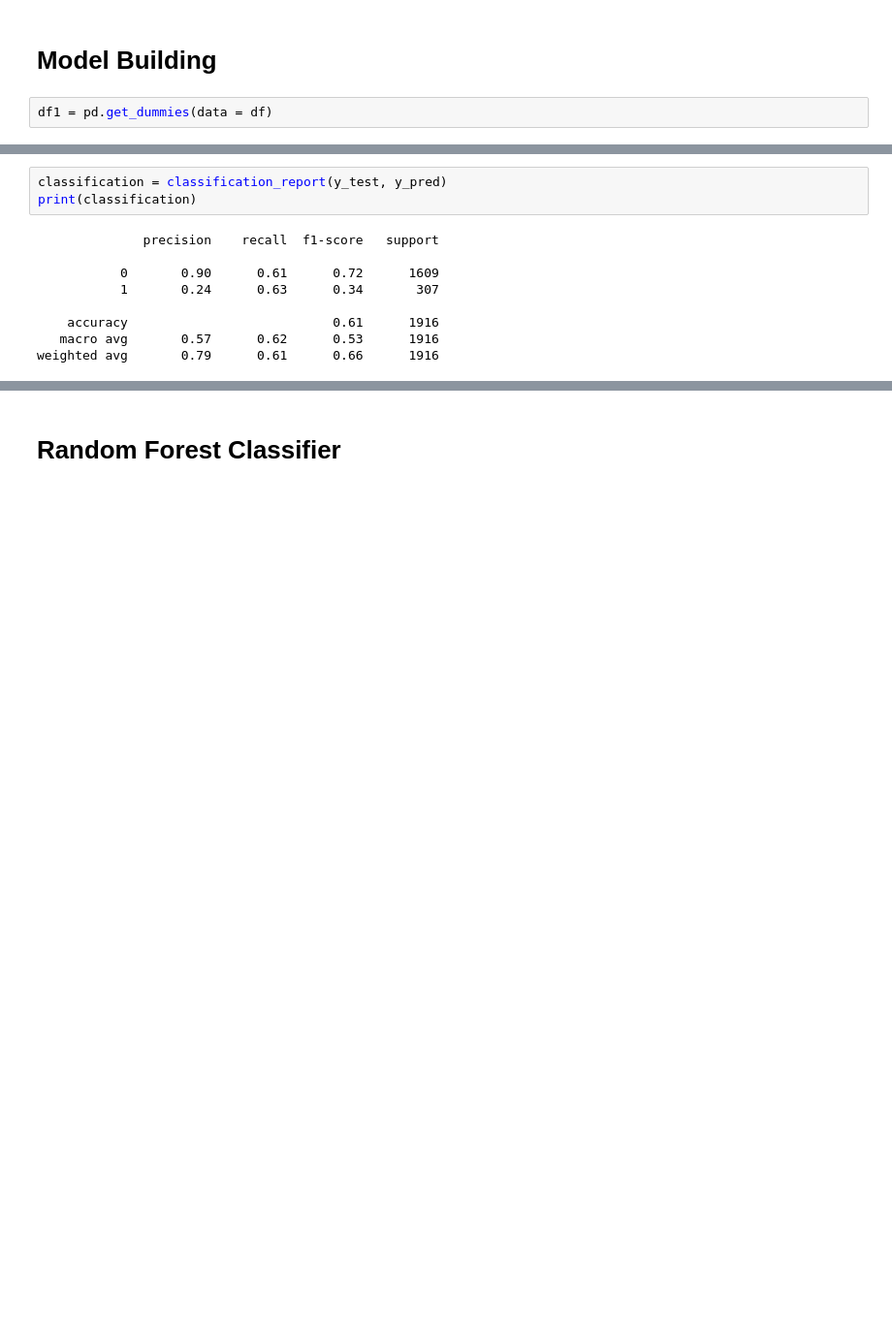
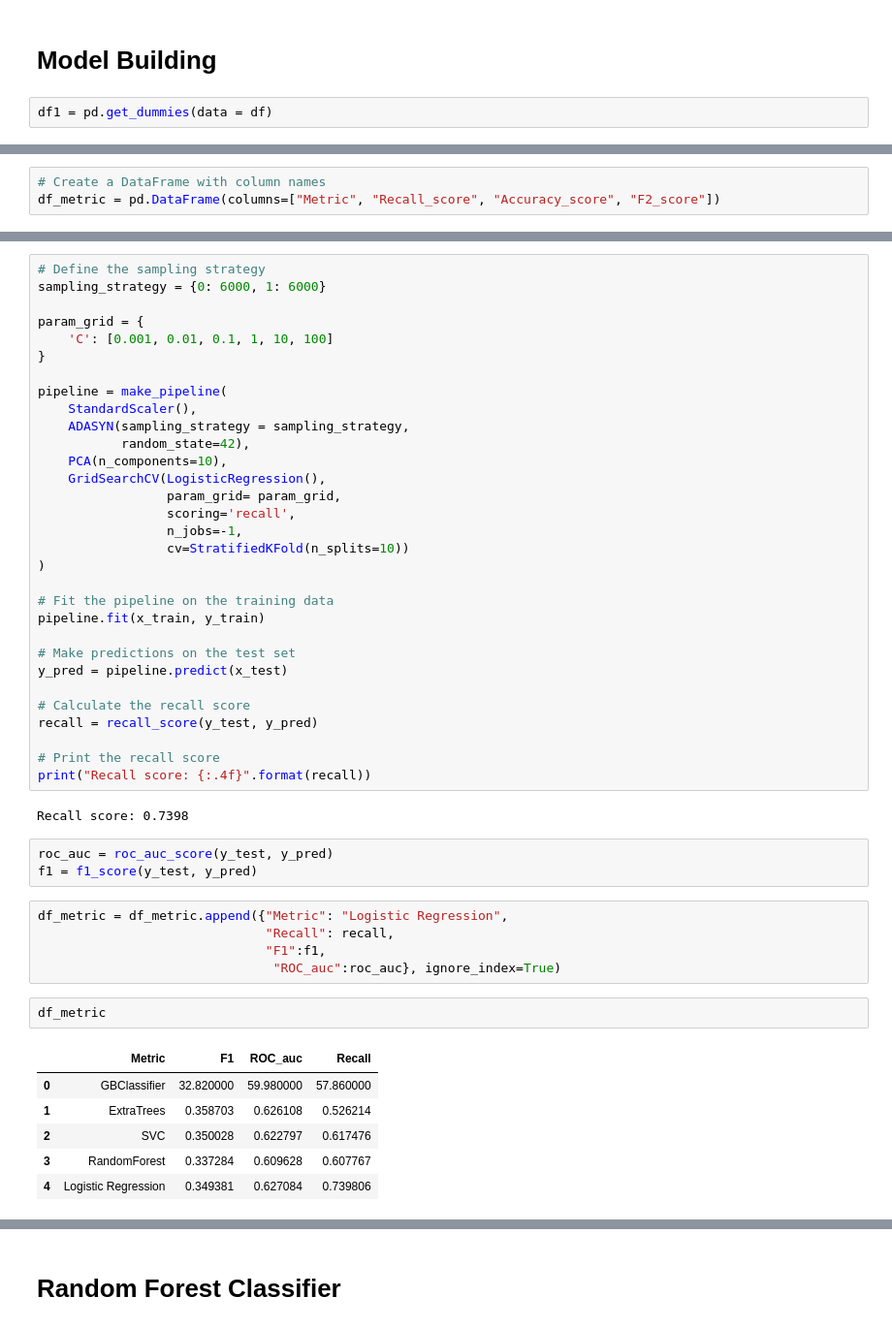
Before and after one commit to jswnthh/Toolfe_projects_ML, a Jupyter notebook: toolfe_load_model.ipynb, the cells around one changed output, grey strips where cells are left out. Shown: that part at 97% size. Saved outputs shown, nothing was run; the diff lists cells and outputs as text; blank space fills up the shorter version.

```diff
--- a/toolfe_load_model.ipynb
+++ b/toolfe_load_model.ipynb
@@ -185,0 +242,3 @@ ROC AUC: 0.6697303239311446
+# %%
+# Create a DataFrame with column names
+df_metric = pd.DataFrame(columns=["Metric", "Recall_score", "Accuracy_score", "F2_score"])
@@ -214,12 +277,50 @@ Recall score: 0.6384
+# %%
+# Define the sampling strategy
+sampling_strategy = {0: 6000, 1: 6000}
+
+param_grid = {
+    'C': [0.001, 0.01, 0.1, 1, 10, 100]
+}
+
+pipeline = make_pipeline(
+    StandardScaler(),
+    ADASYN(sampling_strategy = sampling_strategy,
+           random_state=42),
+    PCA(n_components=10),
+    GridSearchCV(LogisticRegression(),
+                 param_grid= param_grid,
+                 scoring='recall',
+                 n_jobs=-1,
+                 cv=StratifiedKFold(n_splits=10))
+)
+
+# Fit the pipeline on the training data
+pipeline.fit(x_train, y_train)
+
+# Make predictions on the test set
+y_pred = pipeline.predict(x_test)
+
+# Calculate the recall score
+recall = recall_score(y_test, y_pred)
+
+# Print the recall score
+print("Recall score: {:.4f}".format(recall))
+# %% [output]
+Recall score: 0.7398
 # %%
-classification = classification_report(y_test, y_pred)
-print(classification)
+roc_auc = roc_auc_score(y_test, y_pred)
+f1 = f1_score(y_test, y_pred)
-# %% [output]
-              precision    recall  f1-score   support
-
-           0       0.90      0.61      0.72      1609
-           1       0.24      0.63      0.34       307
-
-    accuracy                           0.61      1916
-   macro avg       0.57      0.62      0.53      1916
-weighted avg       0.79      0.61      0.66      1916
+# %%
+df_metric = df_metric.append({"Metric": "Logistic Regression",
+                              "Recall": recall,
+                              "F1":f1,
+                               "ROC_auc":roc_auc}, ignore_index=True)
+# %%
+df_metric
+# %% [output]
+|  | Metric | F1 | ROC_auc | Recall |
+| 0 | GBClassifier | 32.820000 | 59.980000 | 57.860000 |
+| 1 | ExtraTrees | 0.358703 | 0.626108 | 0.526214 |
+| 2 | SVC | 0.350028 | 0.622797 | 0.617476 |
+| 3 | RandomForest | 0.337284 | 0.609628 | 0.607767 |
+| 4 | Logistic Regression | 0.349381 | 0.627084 | 0.739806 |
```
Also changed, not shown: parts of 53 cells of this notebook.
